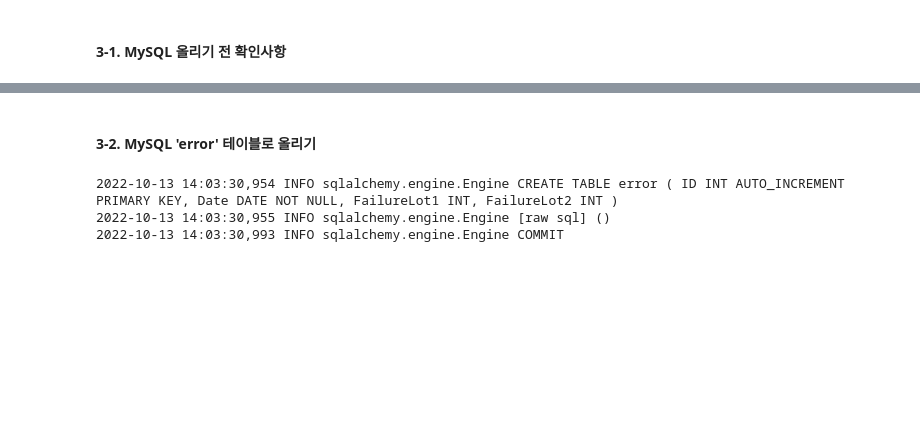
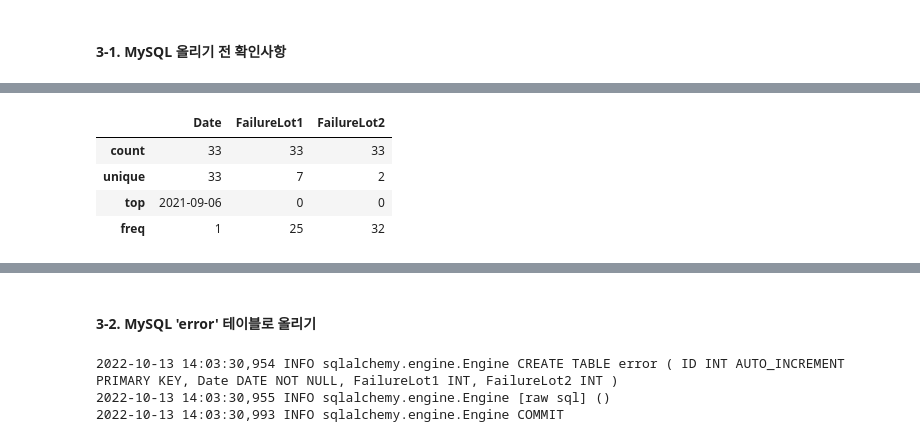
Before and after one commit to och5351/Bigdata_busan, a Jupyter notebook: hng/SQL_input.ipynb, the cells around one changed output, grey strips where cells are left out. Saved outputs shown, nothing was run; the diff lists cells and outputs as text; code cells hidden in the pictures; blank space fills up the shorter version.

```diff
--- a/hng/SQL_input.ipynb
+++ b/hng/SQL_input.ipynb
@@ -319 +343,9 @@ err_df
+# %%
+err_df.describe()
+# %% [output]
+|  | Date | FailureLot1 | FailureLot2 |
+| count | 33 | 33 | 33 |
+| unique | 33 | 7 | 2 |
+| top | 2021-09-06 | 0 | 0 |
+| freq | 1 | 25 | 32 |
 # %%
```
Also changed, not shown: parts of 25 cells of this notebook, 1 other file.
